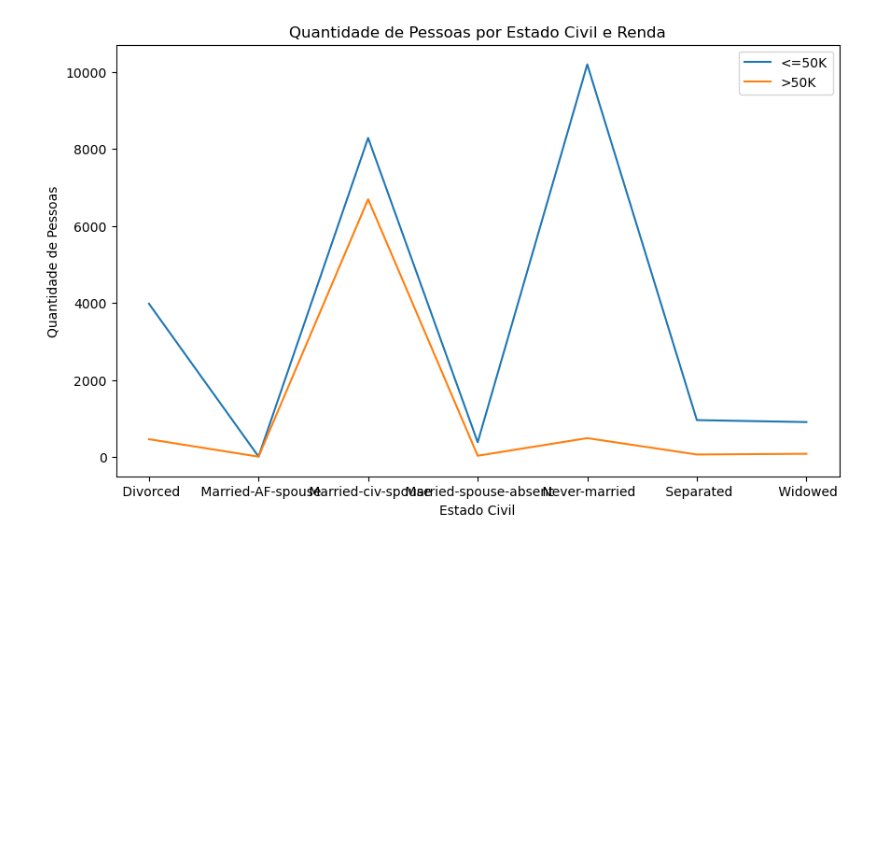
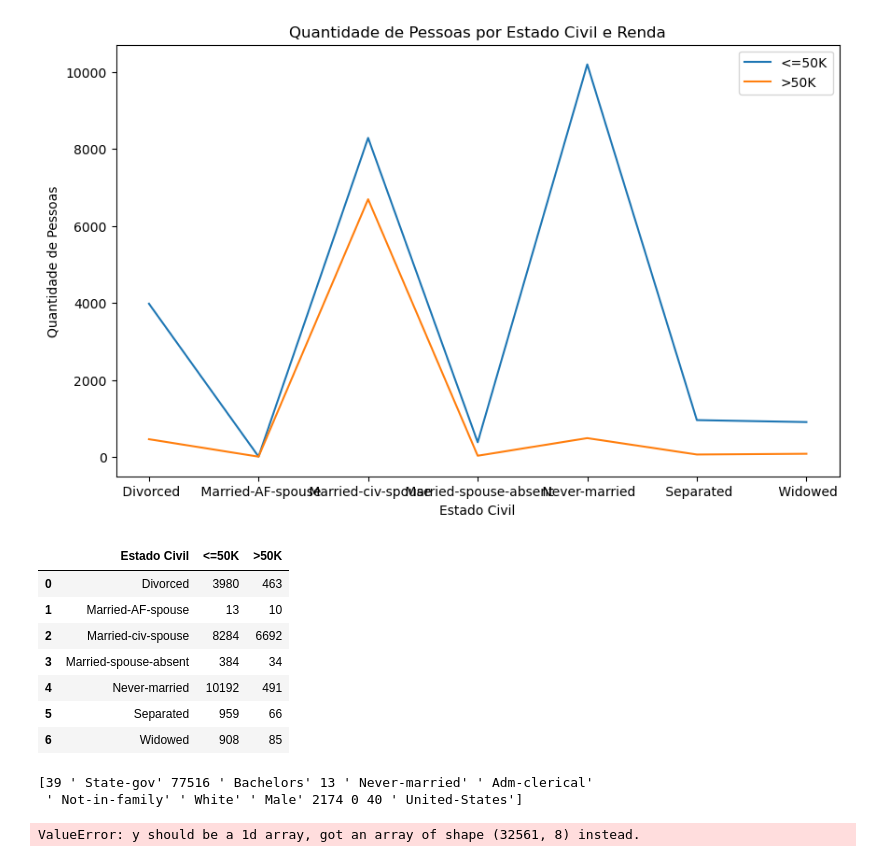
Before and after one commit to RobsonMCambraia/MachineLearning, a Jupyter notebook: censo.ipynb, the cells around one changed output. Cells and saved outputs as stored; diff of their text form; code cells hidden in the pictures; blank space fills up the shorter version.

```diff
--- a/censo.ipynb
+++ b/censo.ipynb
@@ -92,9 +94,36 @@ plt.legend()
 plt.show()
 # %% [output]
 [figure]
+# %%
+display(plot_data)
+# %% [output]
+|  | Estado Civil | <=50K | >50K |
+| 0 | Divorced | 3980 | 463 |
+| 1 | Married-AF-spouse | 13 | 10 |
+| 2 | Married-civ-spouse | 8284 | 6692 |
+| 3 | Married-spouse-absent | 384 | 34 |
+| 4 | Never-married | 10192 | 491 |
+| 5 | Separated | 959 | 66 |
+| 6 | Widowed | 908 | 85 |
 # %%
 ocupacao = px.treemap(base_census, path=['occupation', 'income'])
 ocupacao.show()
 # %%
 x_census = base_census.iloc[:, 0:14].values
 y_census = base_census.iloc[:, 14].values
+# %%
+print(x_census[0])
+# %% [output]
+[39 ' State-gov' 77516 ' Bachelors' 13 ' Never-married' ' Adm-clerical'
+ ' Not-in-family' ' White' ' Male' 2174 0 40 ' United-States']
+# %%
+label_encoder_workclass = LabelEncoder()
+label_encoder_education = LabelEncoder()
+label_encoder_marital = LabelEncoder()
+label_encoder_occupation = LabelEncoder()
+label_encoder_relationship = LabelEncoder()
+label_encoder_race = LabelEncoder()
+label_encoder_sex = LabelEncoder()
+label_encoder_country = LabelEncoder()
+# %% [output]
+ValueError: y should be a 1d array, got an array of shape (32561, 8) instead.
```
Also changed, not shown: parts of 1 cell of this notebook.
